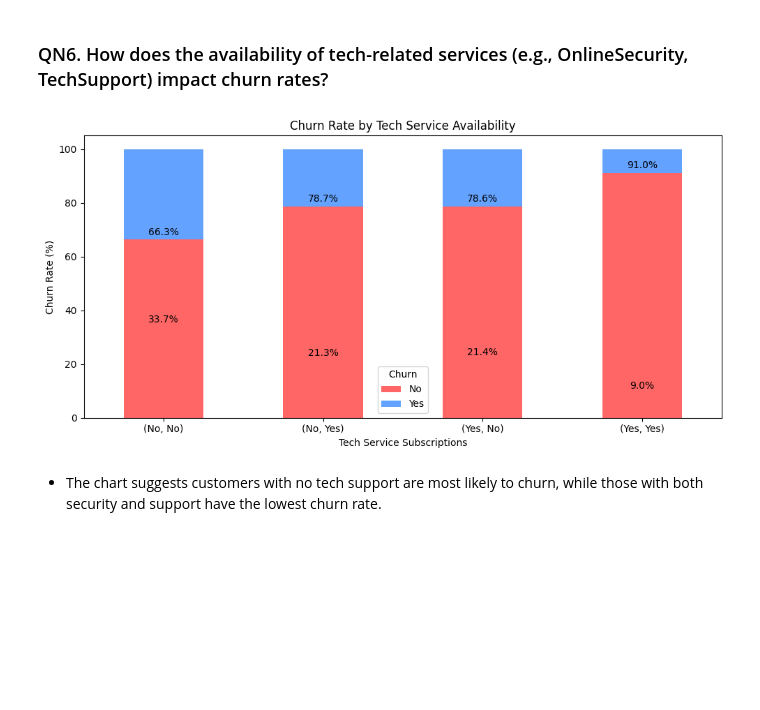
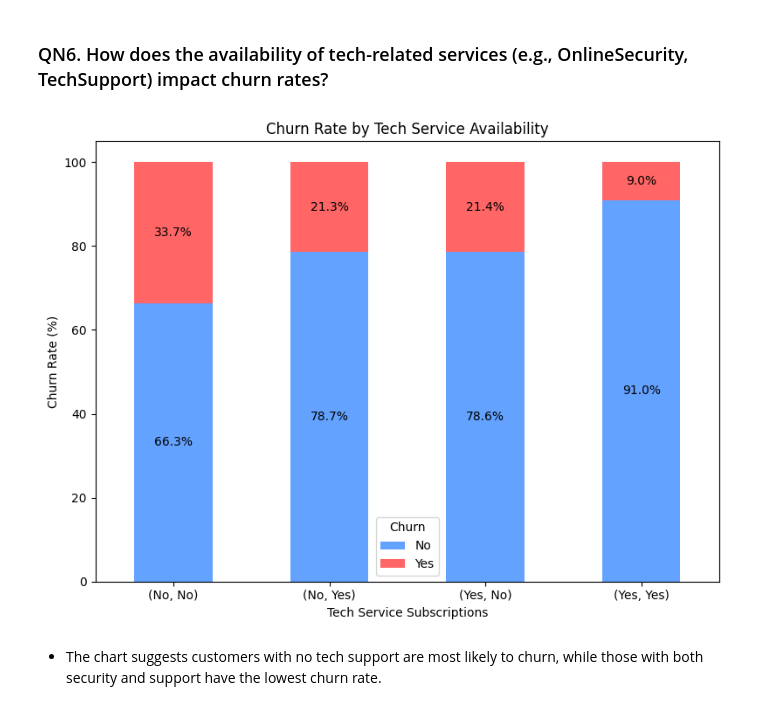
Before and after one commit to MumoMutiso/LP2-Curium-, a Jupyter notebook: notebook 1.ipynb, the cells around one changed output. Drawn from its saved outputs; the diff is of its cells as text; code cells hidden in the pictures; blank space fills up the shorter version.

```diff
--- a/notebook 1.ipynb
+++ b/notebook 1.ipynb
@@ -846,32 +846,33 @@ plt.show()
 # %% [markdown]
 ### QN6. How does the availability of tech-related services (e.g., OnlineSecurity, TechSupport) impact churn rates?
 # %%
+
 # Group data by subscription to tech services and churn
 tech_service_groups = train_df.groupby(['onlinesecurity', 'techsupport', 'churn'])['gender'].count().unstack(fill_value=0)
 
 # Calculate churn rate for each group
 churn_rate = tech_service_groups.div(tech_service_groups.sum(axis=1), axis=0) * 100
 
 # Create a stacked bar chart
-fig, ax = plt.subplots(figsize=(10, 5))  # Create a figure and axis for better control
-churn_rate.plot(kind='bar', stacked=True, color=['#FF6665', '#63A2FF'], ax=ax)
+fig, ax = plt.subplots(figsize=(8, 6))
+churn_rate.plot(kind='bar', stacked=True, color=['#63A2FF', '#FF6665'], ax=ax)
 plt.xlabel('Tech Service Subscriptions')
 plt.ylabel('Churn Rate (%)')
 plt.title('Churn Rate by Tech Service Availability')
-plt.xticks(rotation=0)  # Rotate x-axis labels for better readability
+plt.xticks(rotation=0)
 
 # Add percentage labels to bars
-for container in ax.containers:
-    rects = container.get_children()
-    for rect in rects:
-        height = rect.get_height()
-        ax.text(rect.get_x() + rect.get_width() / 2, height + 1, f"{height:.1f}%", ha='center', va='bottom')
+for i, (index, row) in enumerate(churn_rate.iterrows()):
+    cum_value = 0
+    for churn, value in row.items():
+        ax.text(i, cum_value + value/2, f"{value:.1f}%", ha='center', va='center')
+        cum_value += value
 
-plt.legend(title='Churn')
-plt.tight_layout()  # Adjust spacing to accommodate labels
+plt.legend(title='Churn', labels=['No', 'Yes'])
+plt.tight_layout()
 plt.show()
 # %% [output]
-[figure, old version]
+[figure, new version]
 # %% [markdown]
 - The chart suggests customers with no tech support are most likely to churn, while those with both security and support have the lowest churn rate.
 # %% [markdown]
```
Also changed, not shown: parts of 1 cell of this notebook.
